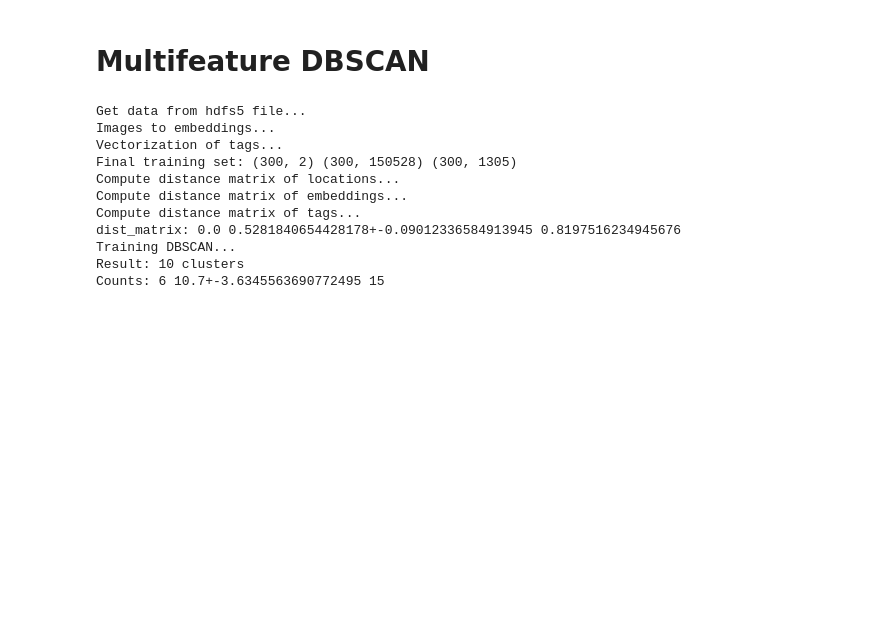
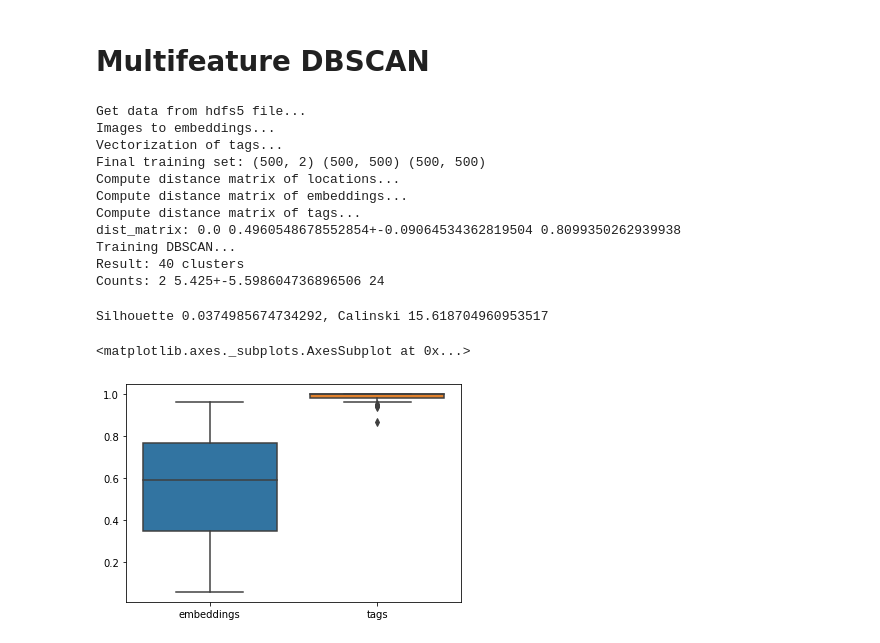
Before and after one commit to sylvainma/Explorify, a Jupyter notebook: explorify/clustering.ipynb, the cells around one changed output. Saved outputs shown, nothing was run; the diff lists cells and outputs as text; code cells hidden in the pictures; blank space fills up the shorter version.

```diff
--- a/explorify/clustering.ipynb
+++ b/explorify/clustering.ipynb
@@ -156,21 +156,38 @@ params = {
     "dataset": LoadDataset("./data/paris_1000_test.h5"),
     "model": VGG16(-5),
     "weights": (0.33, 0.33, 1-2*0.33),
+    #"weights": (0.5, 0.5, 0.0),
+    #"weights": (1.0, 0.0, 0.0),
+    "max_data": 500,
+    "eps": 0.13,
+    "min_samples": 2
 }
 model = MultiFeatureDBSCAN(**params)
-model.train(max_data=300, eps=0.2, min_samples=5)
+model.fit()
 # %% [output]
 Get data from hdfs5 file...
 Images to embeddings...
 Vectorization of tags...
-Final training set: (300, 2) (300, 150528) (300, 1305)
+Final training set: (500, 2) (500, 500) (500, 500)
 Compute distance matrix of locations...
 Compute distance matrix of embeddings...
 Compute distance matrix of tags...
-dist_matrix: 0.0 0.5281840654428178+-0.09012336584913945 0.8197516234945676
+dist_matrix: 0.0 0.4960548678552854+-0.09064534362819504 0.8099350262939938
 Training DBSCAN...
-Result: 10 clusters
-Counts: 6 10.7+-3.6345563690772495 15
+Result: 40 clusters
+Counts: 2 5.425+-5.598604736896506 24
+# %%
+metrics = model.results()
+print(f"Silhouette {metrics['sil']}, Calinski {metrics['cha']}")
+df = pd.DataFrame({
+    "embeddings": [metrics["embeddings_sims"][l] for l in metrics["embeddings_sims"].keys()],
+    "tags": [metrics["tags_sims"][l] for l in metrics["tags_sims"].keys()]
+})
+sns.boxplot(data=df)
+# %% [output]
+Silhouette 0.0374985674734292, Calinski 15.618704960953517
+<matplotlib.axes._subplots.AxesSubplot at 0x...>
+[figure, added]
 # %%
 from utils.vis import thumb_grid
 
```
Also changed, not shown: parts of 7 cells of this notebook, 7 other files.
